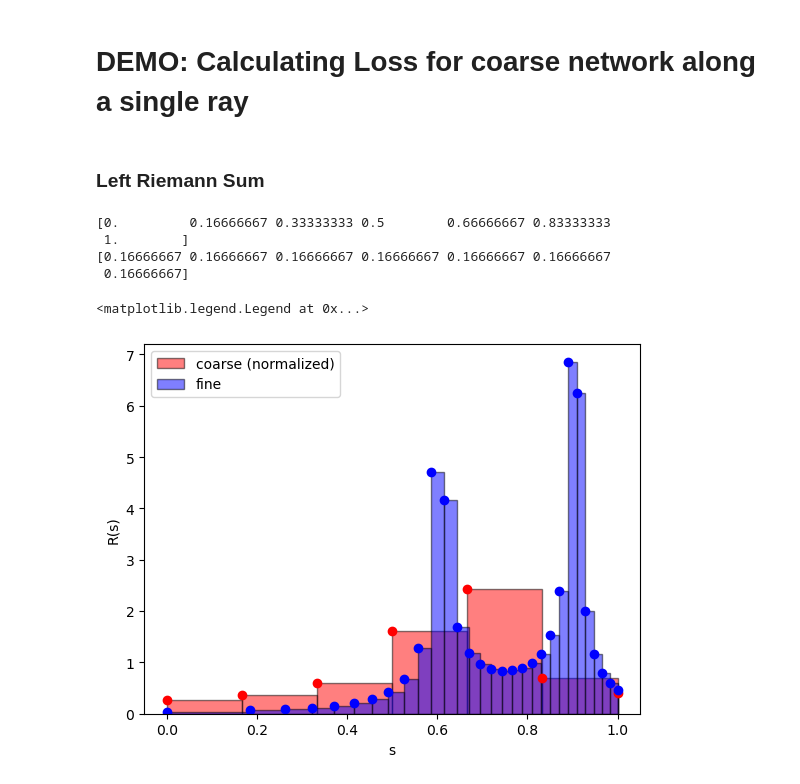
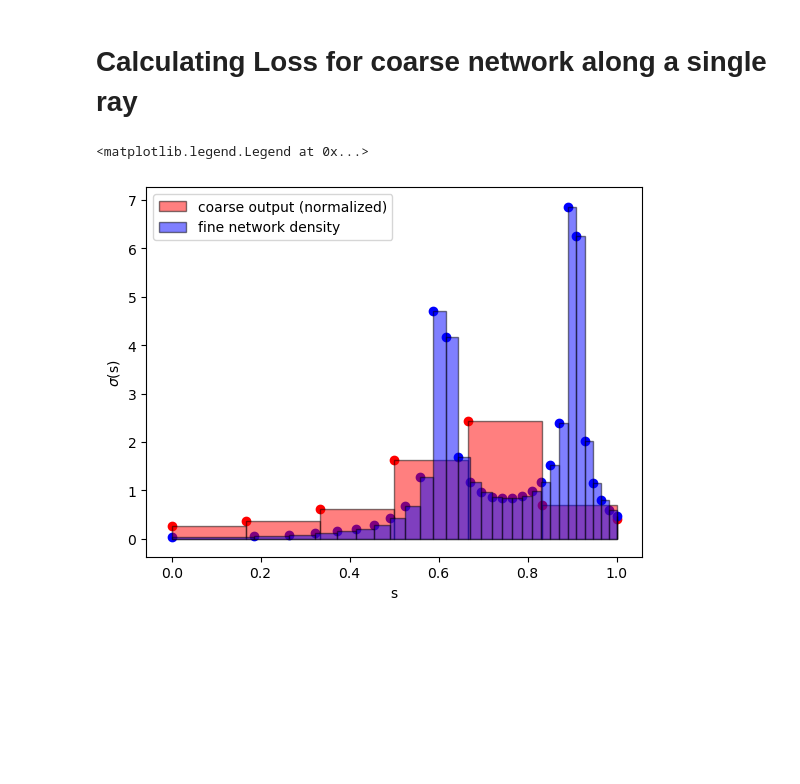
Before and after one commit to mcdermatt/PLINK, a Jupyter notebook: src/coarse_to_fine_demo.ipynb, the cells around one changed output. Cells and saved outputs as stored; diff of their text form; code cells hidden in the pictures; blank space fills up the shorter version.

```diff
--- a/src/coarse_to_fine_demo.ipynb
+++ b/src/coarse_to_fine_demo.ipynb
@@ -36,46 +25,37 @@ Autosaving every 180 seconds
 # %% [markdown]
-# DEMO: Calculating Loss for coarse network along a single ray
+# Calculating Loss for coarse network along a single ray
-# %% [markdown]
-### Left Riemann Sum
 # %%
+#generate arbitrary histogram for fine network sigma outputs
+# note how spacing of sample points is NOT uniform
 n_bins_coarse = 7
 bins_coarse = np.linspace(0,1,n_bins_coarse)
 w_coarse = np.gradient(bins_coarse)
-print(bins_coarse)
-print(w_coarse)
 w_coarse[-1] = 0
 vals_coarse = abs(1/(0.6 - bins_coarse))
 vals_coarse = vals_coarse/np.sum(vals_coarse*w_coarse)
 
+#generate arbitrary coarse network output (which attempts to bound sigma vaules within its range)
 n_bins_fine = 30
 bins_fine = np.linspace(0,1,n_bins_fine)**0.5
 # bins_fine = np.sin(np.linspace(0,1,n_bins_fine))
 vals_fine = abs(1/((0.6 - bins_fine)*(0.9 - bins_fine)))
 w_fine = np.diff(bins_fine)
 w_fine = np.append(w_fine, 0)
 vals_fine = vals_fine/np.sum(vals_fine*w_fine)
+
+fig, ax = p.subplots()
+ax.bar(bins_coarse+w_coarse/2, vals_coarse , width = w_coarse,
+       color ='red', edgecolor = 'black', label = "coarse output (normalized)", alpha = 0.5);
+ax.bar(bins_fine+w_fine/2, vals_fine, width = w_fine, color = 'blue',
+       label = "fine network density", edgecolor = 'black', alpha = 0.5);
+ax.scatter(bins_coarse, vals_coarse, color = 'red')
+ax.scatter(bins_fine, vals_fine, color = 'blue')
+ax.set_xlabel("s")
+ax.set_ylabel("$\sigma$(s)")
+ax.legend(loc="upper left")
 # %% [output]
-[0.         0.16666667 0.33333333 0.5        0.66666667 0.83333333
- 1.        ]
-[0.16666667 0.16666667 0.16666667 0.16666667 0.16666667 0.16666667
- 0.16666667]
+<matplotlib.legend.Legend at 0x...>
+[figure, added]
-# %%
-from matplotlib import pyplot as p
-fig, ax = p.subplots()
-
-ax.bar(bins_coarse+w_coarse/2, vals_coarse , width = w_coarse,
-       color ='red', edgecolor = 'black', label = "coarse (normalized)", alpha = 0.5);
-ax.bar(bins_fine+w_fine/2, vals_fine, width = w_fine, color = 'blue',
-       label = "fine", edgecolor = 'black', alpha = 0.5);
-ax.scatter(bins_coarse, vals_coarse, color = 'red')
-ax.scatter(bins_fine, vals_fine, color = 'blue')
-
-ax.set_xlabel("s")
-ax.set_ylabel("R(s)")
-ax.legend(loc="upper left")
-# %% [output]
-<matplotlib.legend.Legend at 0x...>
-[figure, removed]
 # %%
 #Calculate loss for a given region in the coarse histogram
 L = np.zeros(len(bins_coarse))
```
Also changed, not shown: parts of 16 cells of this notebook, 2 other files.
